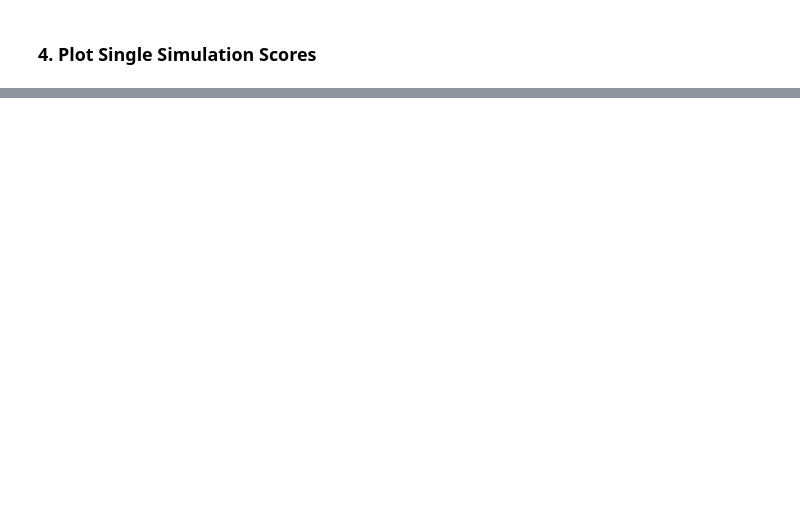
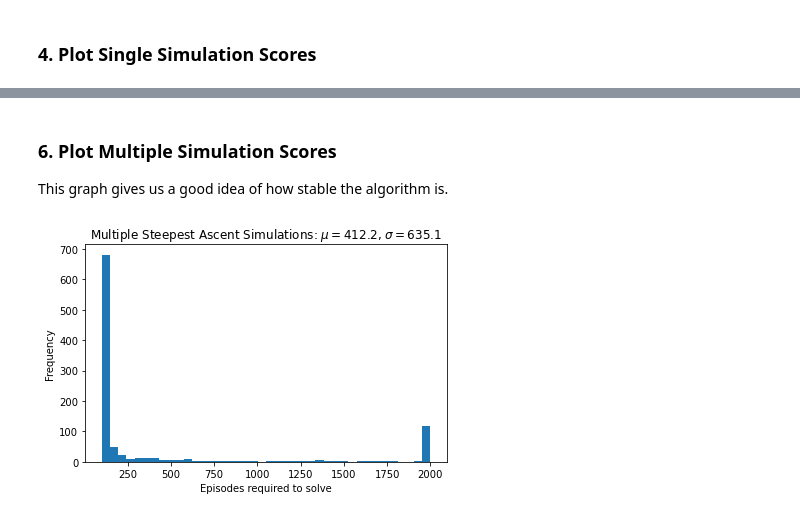
Before and after one commit to JSheldon3488/DeepRL_Policy_Based_Methods, a Jupyter notebook: Steepest_Ascent_Cartpole.ipynb, the cells around one changed output, grey strips where cells are left out. Saved outputs shown, nothing was run; the diff lists cells and outputs as text; code cells hidden in the pictures; blank space fills up the shorter version.

```diff
--- a/Steepest_Ascent_Cartpole.ipynb
+++ b/Steepest_Ascent_Cartpole.ipynb
@@ -148,0 +231,26 @@ graph_single(scores)
+# %% [markdown]
+### 6. Plot Multiple Simulation Scores
+This graph gives us a good idea of how stable the algorithm is.
+# %%
+def graph_multiple(scores, save_graph=True):
+    # Calculate the Mean and Standard Deviation of the scores
+    mean = round(np.mean(scores),1)
+    std = round(np.std(scores),1)
+
+    # Graph the Results
+    fig, ax = plt.subplots()
+    n, bins, patches = ax.hist(scores, 40)
+    ax.set(xlabel="Episodes required to solve", ylabel="Frequency", title=f"Multiple Steepest Ascent Simulations: $\mu={mean}$, $\sigma={std}$")
+    fig.tight_layout()
+
+    # Save the Graph
+    if save_graph:
+        filepath = f"C:\Dev\Python\RL\Policy-Based-Methods\images\\SteepestAscent_multiple.png"
+        fig.savefig(filepath)
+
+    plt.show()
+
+scores = load_scores(f"C:\Dev\Python\RL\Policy-Based-Methods\saved_scores\SteepestAscent_Solved.txt")
+graph_multiple(scores)
+# %% [output]
+[figure, added]
```
Also changed, not shown: parts of 4 cells of this notebook, 3 other files.
